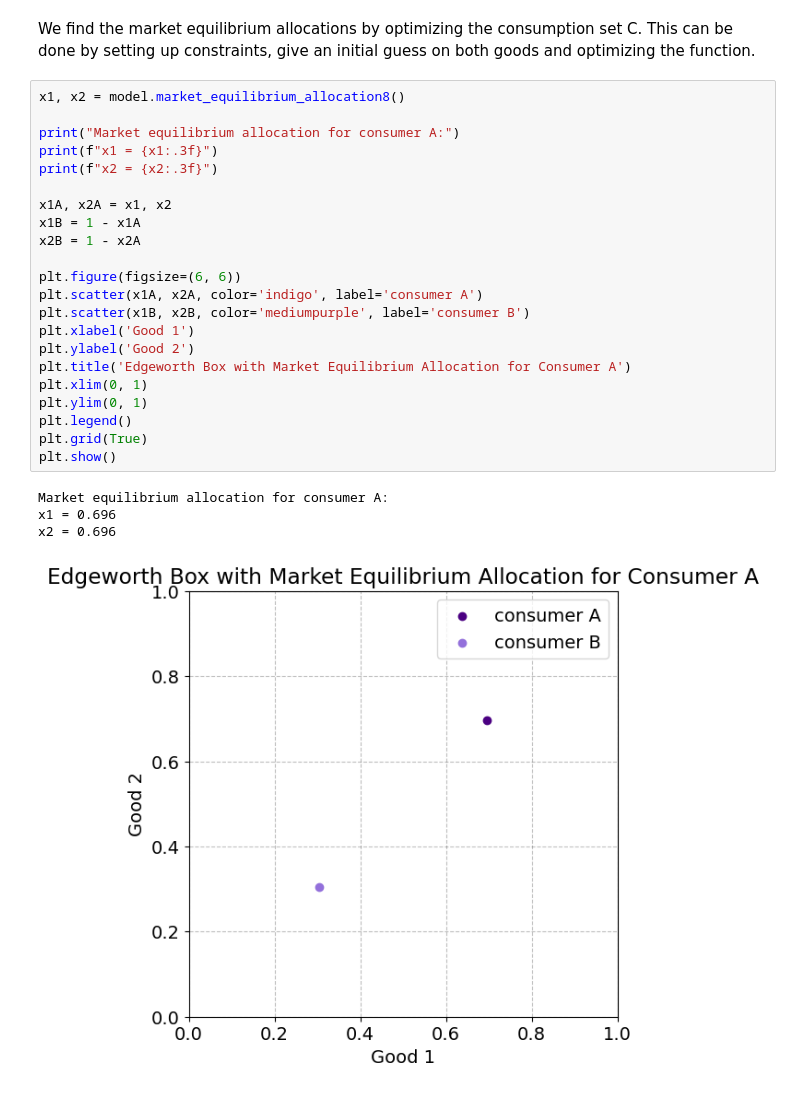
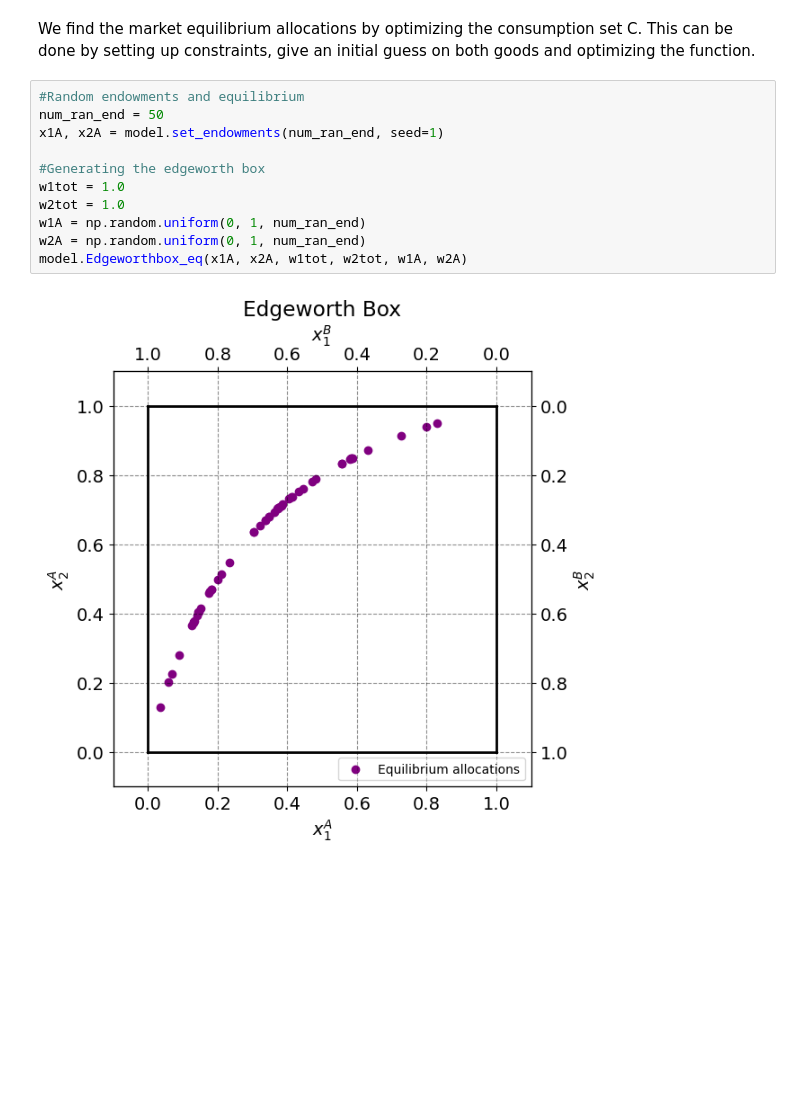
Before and after one commit to NumEconCopenhagen/Projects_2024_Emma-Anna-Oscar, a Jupyter notebook: inauguralproject/inauguralproject.ipynb, the cells around one changed output. Drawn from its saved outputs; the diff is of its cells as text; blank space fills up the shorter version.

```diff
--- a/inauguralproject/inauguralproject.ipynb
+++ b/inauguralproject/inauguralproject.ipynb
@@ -388,30 +384,16 @@ The first five elements of the set are:
 ## <a id='toc8_'></a>[Question 8: Market Equilibrium](#toc8_)
 # %% [markdown]
 We find the market equilibrium allocations by optimizing the consumption set C. This can be done by setting up constraints, give an initial guess on both goods and optimizing the function.
-# %%
-x1, x2 = model.market_equilibrium_allocation8()
-
-print("Market equilibrium allocation for consumer A:")
-print(f"x1 = {x1:.3f}")
-print(f"x2 = {x2:.3f}")
-
-x1A, x2A = x1, x2
-x1B = 1 - x1A
-x2B = 1 - x2A
-
-plt.figure(figsize=(6, 6))
-plt.scatter(x1A, x2A, color='indigo', label='consumer A')
-plt.scatter(x1B, x2B, color='mediumpurple', label='consumer B')
-plt.xlabel('Good 1')
-plt.ylabel('Good 2')
-plt.title('Edgeworth Box with Market Equilibrium Allocation for Consumer A')
-plt.xlim(0, 1)
-plt.ylim(0, 1)
-plt.legend()
-plt.grid(True)
-plt.show()
-# %% [output]
-Market equilibrium allocation for consumer A:
-x1 = 0.696
-x2 = 0.696
-[figure, removed]
+# %%
+#Random endowments and equilibrium
+num_ran_end = 50
+x1A, x2A = model.set_endowments(num_ran_end, seed=1)
+
+#Generating the edgeworth box
+w1tot = 1.0
+w2tot = 1.0
+w1A = np.random.uniform(0, 1, num_ran_end)
+w2A = np.random.uniform(0, 1, num_ran_end)
+model.Edgeworthbox_eq(x1A, x2A, w1tot, w2tot, w1A, w2A)
+# %% [output]
+[figure, added]
```
Also changed, not shown: parts of 2 cells of this notebook, 1 other file.
